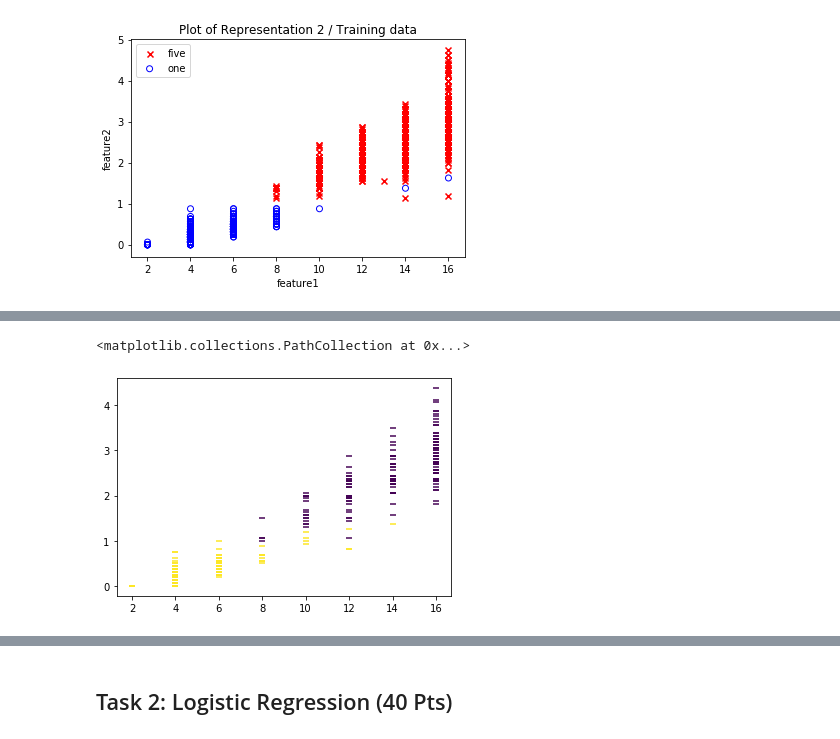
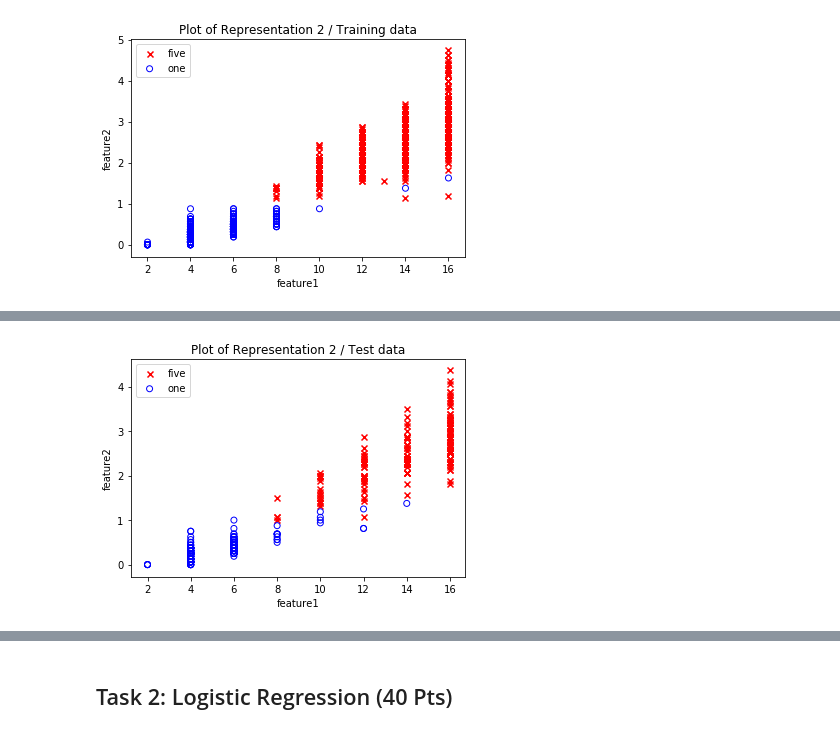
Before and after one commit to yavuzDemir21/Machine-Learning-Digit-Classifier, a Jupyter notebook: SolnTemplate_Yavuz.ipynb, the cells around one changed output, grey strips where cells are left out. Drawn from its saved outputs; the diff is of its cells as text; code cells hidden in the pictures.

Commit message:
plot func. added properly :)

```diff
--- a/SolnTemplate_Yavuz.ipynb
+++ b/SolnTemplate_Yavuz.ipynb
@@ -181,5 +169,4 @@ plt.show()
 # %%
-plotterStacked(test_features,tes_labels, 'upper left', 'feature1', 'feature2', 'Plot of Representation 2 / Training data')
+plotterStacked(test_features,test_labels, 'upper left', 'feature1', 'feature2', 'Plot of Representation 2 / Test data')
 # %% [output]
-<matplotlib.collections.PathCollection at 0x...>
-[figure, old version]
+[figure, new version]
```
Also changed, not shown: parts of 2 cells of this notebook.
